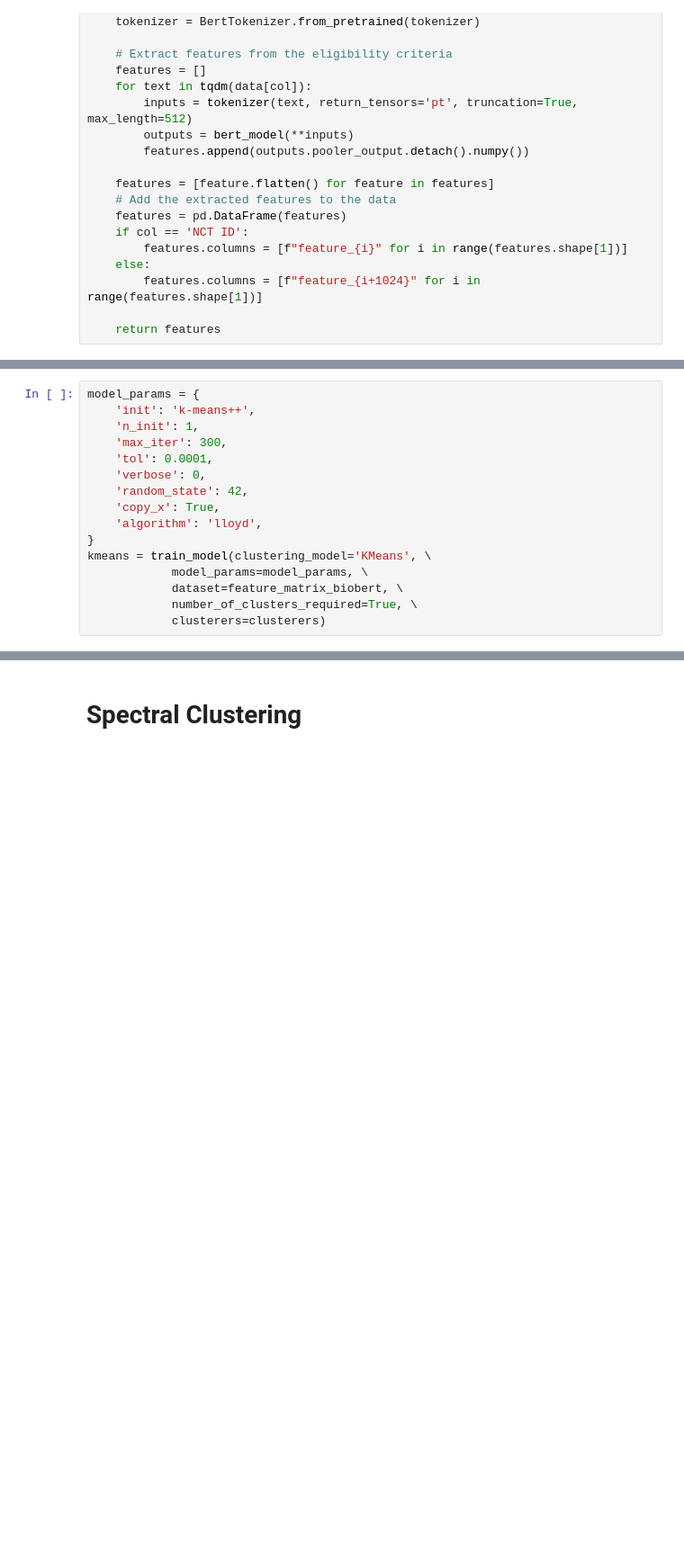
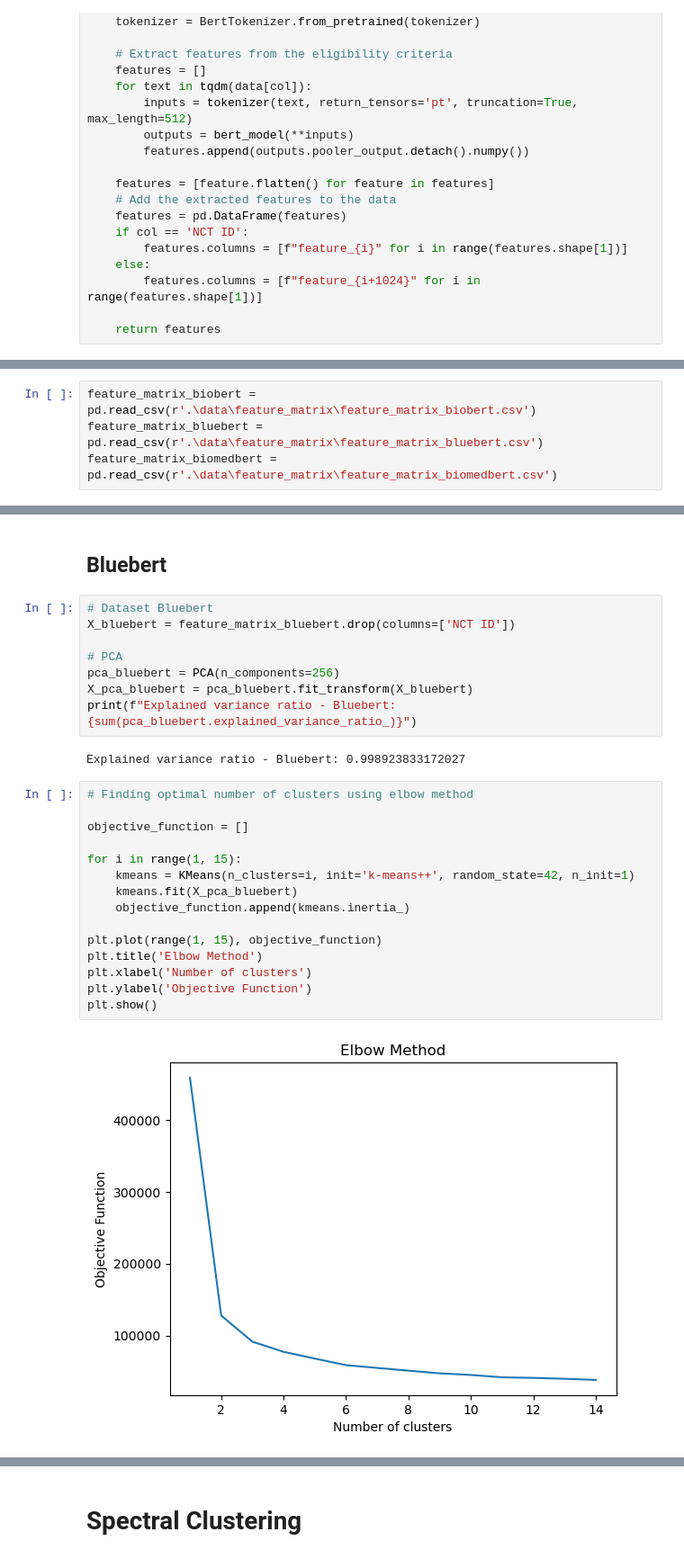
Before and after one commit to Bhanuteja917/ClusteringClinicalTrails, a Jupyter notebook: clustering.ipynb, the cells around one changed output, grey strips where cells are left out. Shown at 90% size. Drawn from its saved outputs; the diff is of its cells as text; blank space fills up the shorter version.

```diff
--- a/clustering.ipynb
+++ b/clustering.ipynb
@@ -477,16 +211,0 @@ kmeans = train_model(clustering_model='KMeans', \
-# %%
-model_params = {
-    'init': 'k-means++',
-    'n_init': 1,
-    'max_iter': 300,
-    'tol': 0.0001,
-    'verbose': 0,
-    'random_state': 42,
-    'copy_x': True,
-    'algorithm': 'lloyd',
-}
-kmeans = train_model(clustering_model='KMeans', \
-            model_params=model_params, \
-            dataset=feature_matrix_biobert, \
-            number_of_clusters_required=True, \
-            clusterers=clusterers)
@@ -628,0 +214,4 @@ The average silhouette_score is : 0.2447049084823837
+# %%
+feature_matrix_biobert = pd.read_csv(r'.\data\feature_matrix\feature_matrix_biobert.csv')
+feature_matrix_bluebert = pd.read_csv(r'.\data\feature_matrix\feature_matrix_bluebert.csv')
+feature_matrix_biomedbert = pd.read_csv(r'.\data\feature_matrix\feature_matrix_biomedbert.csv')
@@ -628,0 +269,29 @@ The average silhouette_score is : 0.2447049084823837
+# %% [markdown]
+## Bluebert
+# %%
+# Dataset Bluebert
+X_bluebert = feature_matrix_bluebert.drop(columns=['NCT ID'])
+
+# PCA
+pca_bluebert = PCA(n_components=256)
+X_pca_bluebert = pca_bluebert.fit_transform(X_bluebert)
+print(f"Explained variance ratio - Bluebert: {sum(pca_bluebert.explained_variance_ratio_)}")
+# %% [output]
+Explained variance ratio - Bluebert: 0.998923833172027
+# %%
+# Finding optimal number of clusters using elbow method
+
+objective_function = []
+
+for i in range(1, 15):
+    kmeans = KMeans(n_clusters=i, init='k-means++', random_state=42, n_init=1)
+    kmeans.fit(X_pca_bluebert)
+    objective_function.append(kmeans.inertia_)
+
+plt.plot(range(1, 15), objective_function)
+plt.title('Elbow Method')
+plt.xlabel('Number of clusters')
+plt.ylabel('Objective Function')
+plt.show()
+# %% [output]
+[figure, added]
```
Also changed, not shown: parts of 60 cells of this notebook.
